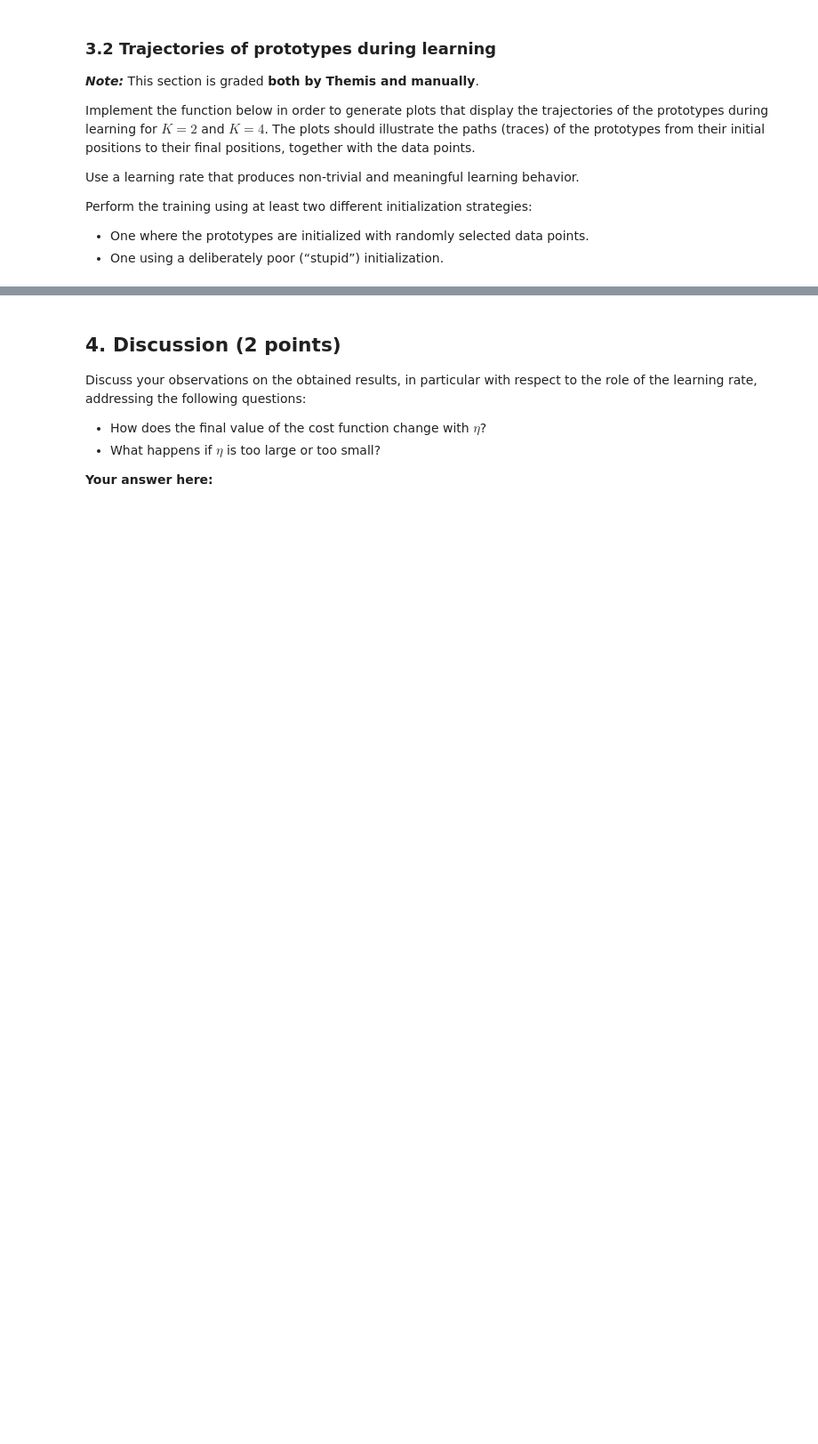
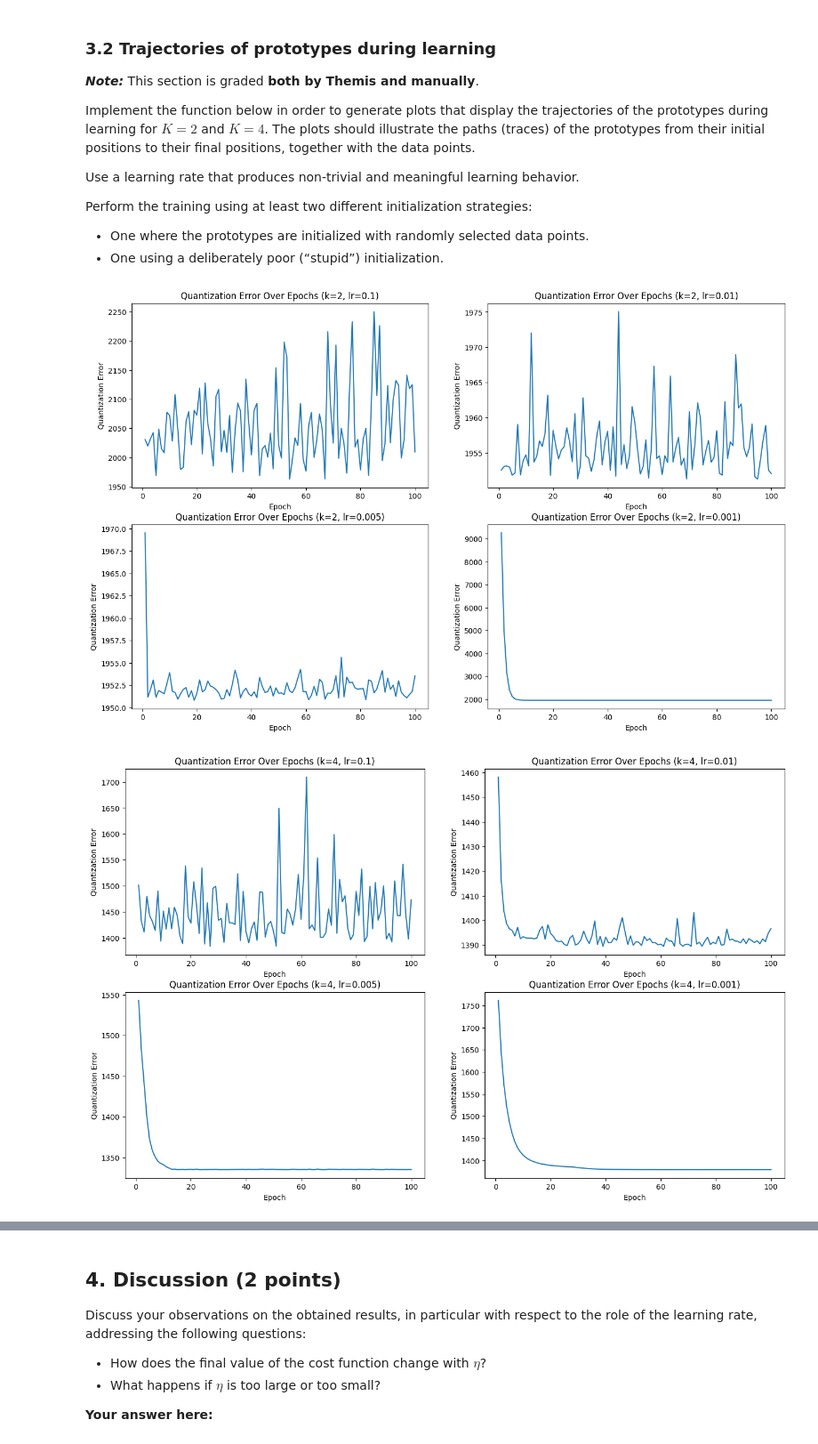
Before and after one commit to TheKingBlue/IntroductionToML, a Jupyter notebook: Assignment3/Assignment3.ipynb, the cells around one changed output, grey strips where cells are left out. Shown at 89% size. Saved outputs shown, nothing was run; the diff lists cells and outputs as text; code cells hidden in the pictures; blank space fills up the shorter version.

Commit message:
plots

```diff
--- a/Assignment3/Assignment3.ipynb
+++ b/Assignment3/Assignment3.ipynb
@@ -237,3 +237,20 @@ def plot_prototype_trajectories(data, num_prototypes, learning_rate, t_max, colo
     plt.xlabel("feature 1")
     plt.ylabel("feature 2")
     plt.legend(['Data points'] + [f'Prototype {i+1} Trajectory' for i in range(num_prototypes)], loc="lower center")
+# %%
+rates = [0.1, 0.01, 0.005, 0.001]
+
+plt.figure(figsize=(16, 10))
+for m in range(len(rates)):
+    plt.subplot(2, 2, m+1)
+    plot_quantization_error(data, num_prototypes=2, learning_rate=rates[m], t_max=100)
+plt.show()
+
+plt.figure(figsize=(16, 10))
+for m in range(len(rates)):
+    plt.subplot(2, 2, m+1)
+    plot_quantization_error(data, num_prototypes=4, learning_rate=rates[m], t_max=100)
+plt.show()
+# %% [output]
+[figure, added]
+[figure, added]
```
Also changed, not shown: parts of 1 cell of this notebook.
